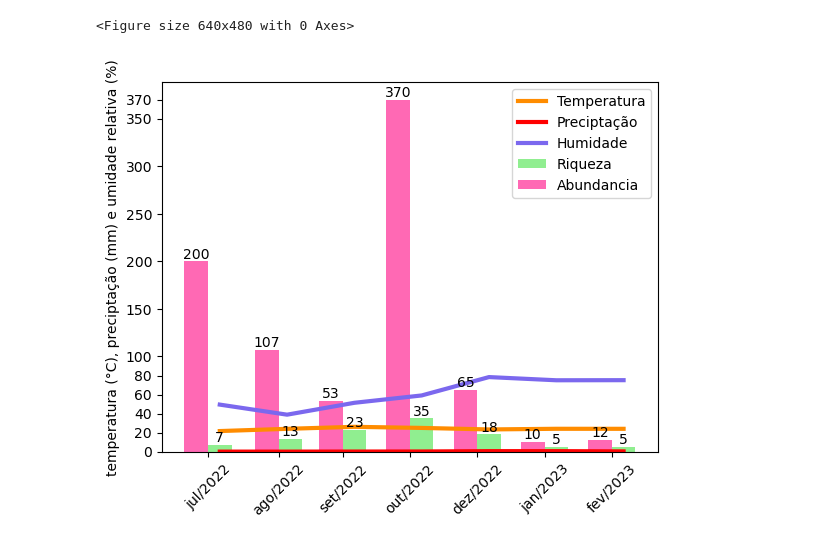
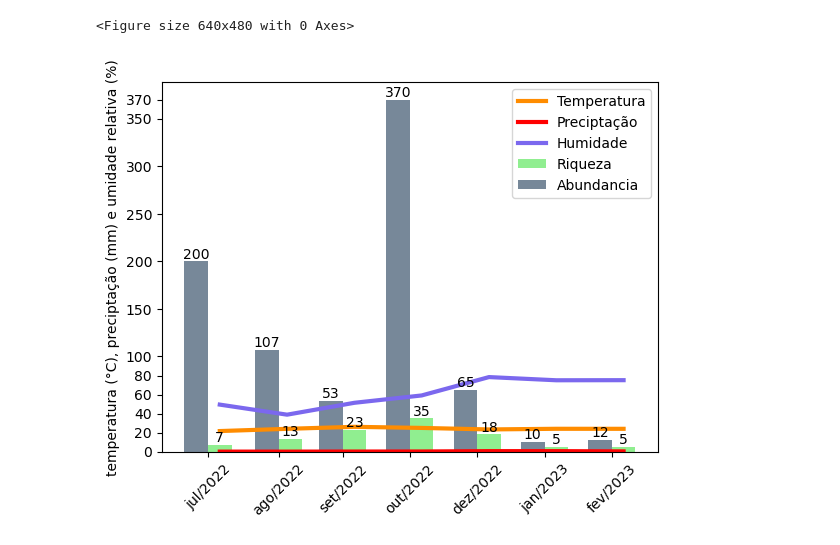
Before and after one commit to ikaromm/Graficos-TCC-Stratiomyidae, a Jupyter notebook: graf_final.ipynb, the cells around one changed output. Drawn from its saved outputs; the diff is of its cells as text; code cells hidden in the pictures.

```diff
--- a/graf_final.ipynb
+++ b/graf_final.ipynb
@@ -35,7 +35,7 @@ bar2_positions = [-0.35, 0.7, 1.65, 2.65, 3.65, 4.65, 5.65]
 abund_values = abund.iloc[0, 1:]
 
 for i, (position, value) in enumerate(zip(bar2_positions, abund_values)):
-    bar2 = ax.bar(position, value, bar_width, color='hotpink')
+    bar2 = ax.bar(position, value, bar_width, color='lightslategray')
 
     # Add the value on top of the bar
     ax.text(position, value + 0.1, str(value), ha='center', va='bottom')
@@ -58,31 +58,31 @@ ax.set_xticklabels(riq.columns[1:])
 
 #
 plt.yticks([0, 20,40,60,80,100,150,200,250,300,350,370])
 
 ###TEMP
 
 # Read the temperature data and month labels
 temperature_data = dados.iloc[0, 1:]
 prec_data = dados.iloc[1, 1:]
 humidade_data = dados.iloc[2, 1:]
 month_labels = dados.columns[1:]  # Assuming the first column is the index
 
 # Convert the temperature data to numeric data type
 temperature_data = pd.to_numeric(temperature_data)
 
 ax.plot(temperature_data, label='Temperatura',linewidth=3.0, color = "darkorange")
 ax.plot(prec_data, label='Preciptação',linewidth=3.0, color = "red")
 ax.plot(humidade_data, label='Humidade',linewidth=3.0, color = "mediumslateblue")
 # Add the legend
 #ax.legend(loc='upper right', frameon=False)
 bar1.set_label('Riqueza')
 bar2.set_label('Abundancia')
 ax.set_xticklabels(riq.columns[1:], rotation=45)
 ax.legend()
 
 #plt.grid(axis = "y")
 
 # Show the plot
 plt.show()
 # %% [output]
-[figure, old version]
+[figure, new version]
```
Also changed, not shown: 5 other files.
